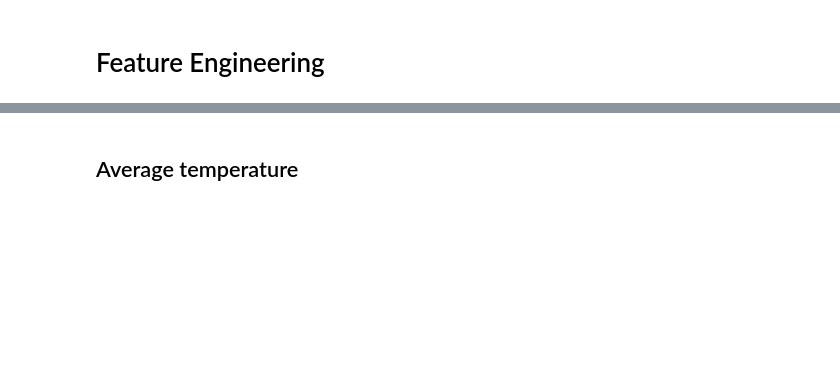
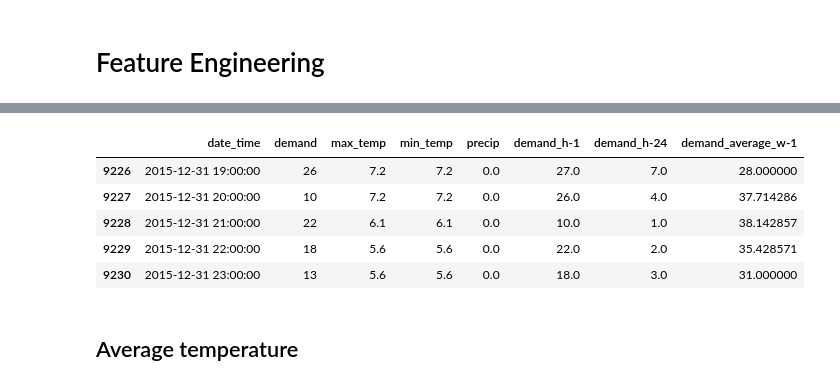
Before and after one commit to RavenRudi/AA_Group16, a Jupyter notebook: demand_forecast.ipynb, the cells around one changed output, grey strips where cells are left out. Cells and saved outputs as stored; diff of their text form; code cells hidden in the pictures; blank space fills up the shorter version.

```diff
--- a/demand_forecast.ipynb
+++ b/demand_forecast.ipynb
@@ -48,3 +66,24 @@ df_demand.head()
+# %%
+df_demand['demand_h-1'] = df_demand.demand.shift(periods=1)
+df_demand['demand_h-24'] = df_demand.demand.shift(periods=24)
+
+df_demand['demand_tmp_h-48'] = df_demand.demand.shift(periods=48)
+df_demand['demand_tmp_h-72'] = df_demand.demand.shift(periods=72)
+df_demand['demand_tmp_h-96'] = df_demand.demand.shift(periods=96)
+df_demand['demand_tmp_h-120'] = df_demand.demand.shift(periods=120)
+df_demand['demand_tmp_h-144'] = df_demand.demand.shift(periods=144)
+df_demand['demand_tmp_h-168'] = df_demand.demand.shift(periods=144)
+
+df_demand['demand_average_w-1'] = df_demand[['demand_h-24','demand_tmp_h-48','demand_tmp_h-72','demand_tmp_h-96','demand_tmp_h-120','demand_tmp_h-144','demand_tmp_h-168']].mean(axis=1)
+df_demand = df_demand.drop(['demand_tmp_h-48','demand_tmp_h-72','demand_tmp_h-96','demand_tmp_h-120','demand_tmp_h-144','demand_tmp_h-168'], axis=1)
+df_demand.tail()
+# %% [output]
+|  | date_time | demand | max_temp | min_temp | precip | demand_h-1 | demand_h-24 | demand_average_w-1 |
+| 9226 | 2015-12-31 19:00:00 | 26 | 7.2 | 7.2 | 0.0 | 27.0 | 7.0 | 28.000000 |
+| 9227 | 2015-12-31 20:00:00 | 10 | 7.2 | 7.2 | 0.0 | 26.0 | 4.0 | 37.714286 |
+| 9228 | 2015-12-31 21:00:00 | 22 | 6.1 | 6.1 | 0.0 | 10.0 | 1.0 | 38.142857 |
+| 9229 | 2015-12-31 22:00:00 | 18 | 5.6 | 5.6 | 0.0 | 22.0 | 2.0 | 35.428571 |
+| 9230 | 2015-12-31 23:00:00 | 13 | 5.6 | 5.6 | 0.0 | 18.0 | 3.0 | 31.000000 |
 # %% [markdown]
 ## Average temperature
 # %%
```
Also changed, not shown: parts of 20 cells of this notebook.
